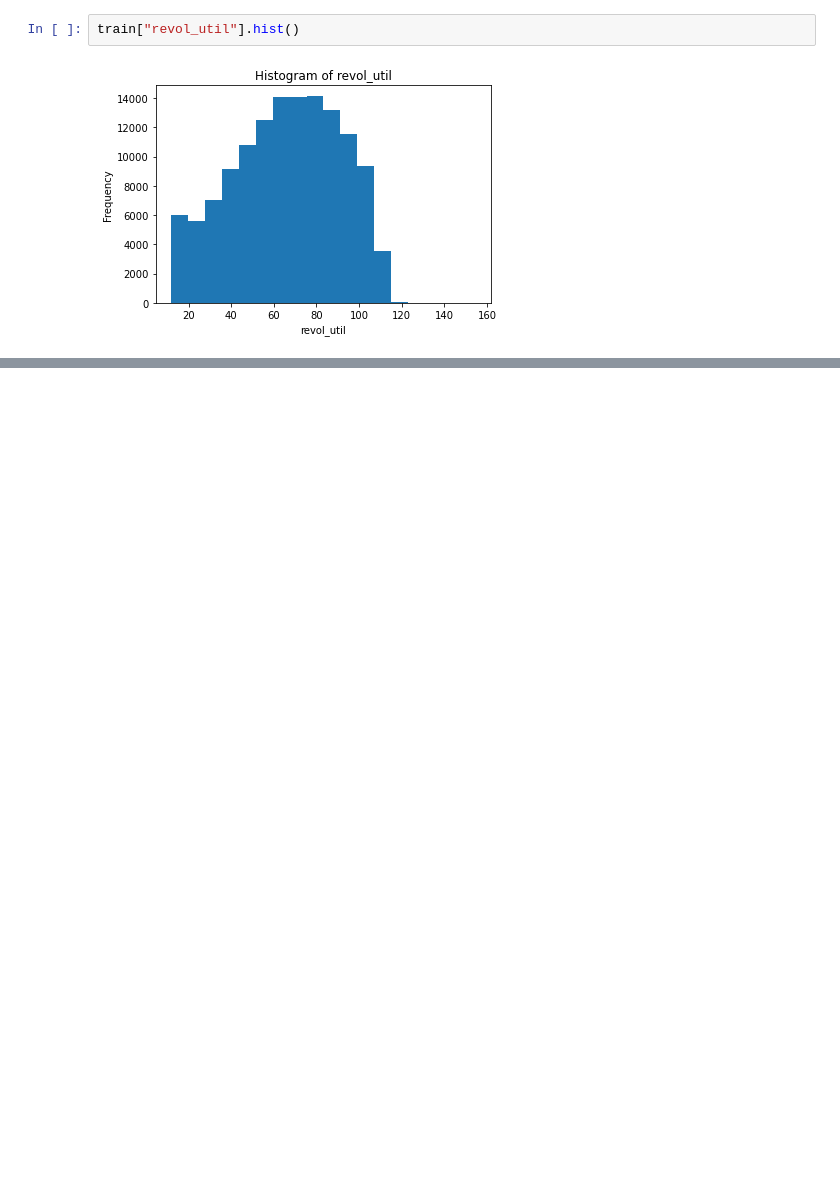
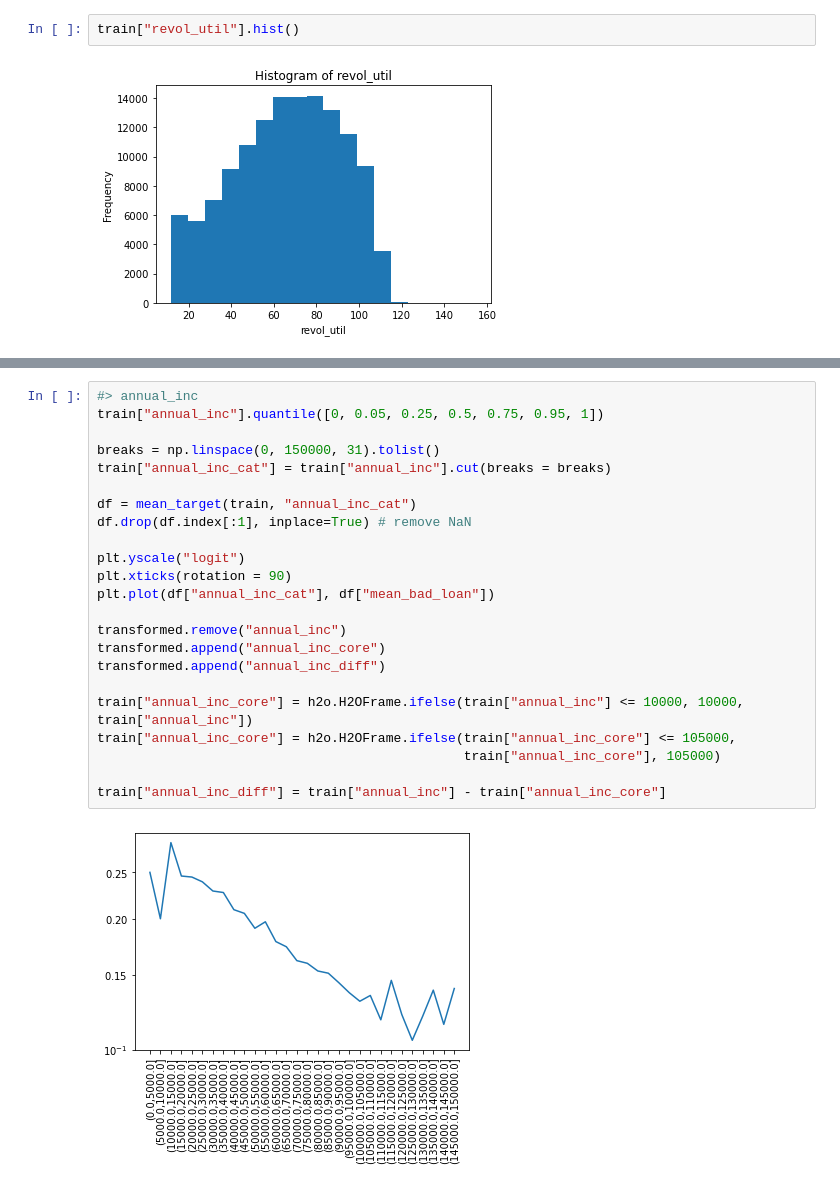
Before and after one commit to yukismd/H2O_3_Tutorial, a Jupyter notebook: python_api/Feature_Engineering_Deep_Dive.ipynb, the cells around one changed output, grey strips where cells are left out. Saved outputs shown, nothing was run; the diff lists cells and outputs as text; blank space fills up the shorter version.

```diff
--- a/python_api/Feature_Engineering_Deep_Dive.ipynb
+++ b/python_api/Feature_Engineering_Deep_Dive.ipynb
@@ -1180,0 +1309,25 @@ train["revol_util"].hist()
+# %%
+#> annual_inc
+train["annual_inc"].quantile([0, 0.05, 0.25, 0.5, 0.75, 0.95, 1])
+
+breaks = np.linspace(0, 150000, 31).tolist()
+train["annual_inc_cat"] = train["annual_inc"].cut(breaks = breaks)
+
+df = mean_target(train, "annual_inc_cat")
+df.drop(df.index[:1], inplace=True) # remove NaN
+
+plt.yscale("logit")
+plt.xticks(rotation = 90)
+plt.plot(df["annual_inc_cat"], df["mean_bad_loan"])
+
+transformed.remove("annual_inc")
+transformed.append("annual_inc_core")
+transformed.append("annual_inc_diff")
+
+train["annual_inc_core"] = h2o.H2OFrame.ifelse(train["annual_inc"] <= 10000, 10000, train["annual_inc"])
+train["annual_inc_core"] = h2o.H2OFrame.ifelse(train["annual_inc_core"] <= 105000,
+                                               train["annual_inc_core"], 105000)
+
+train["annual_inc_diff"] = train["annual_inc"] - train["annual_inc_core"]
+# %% [output]
+[figure, added]
```
Also changed, not shown: parts of 39 cells of this notebook.
